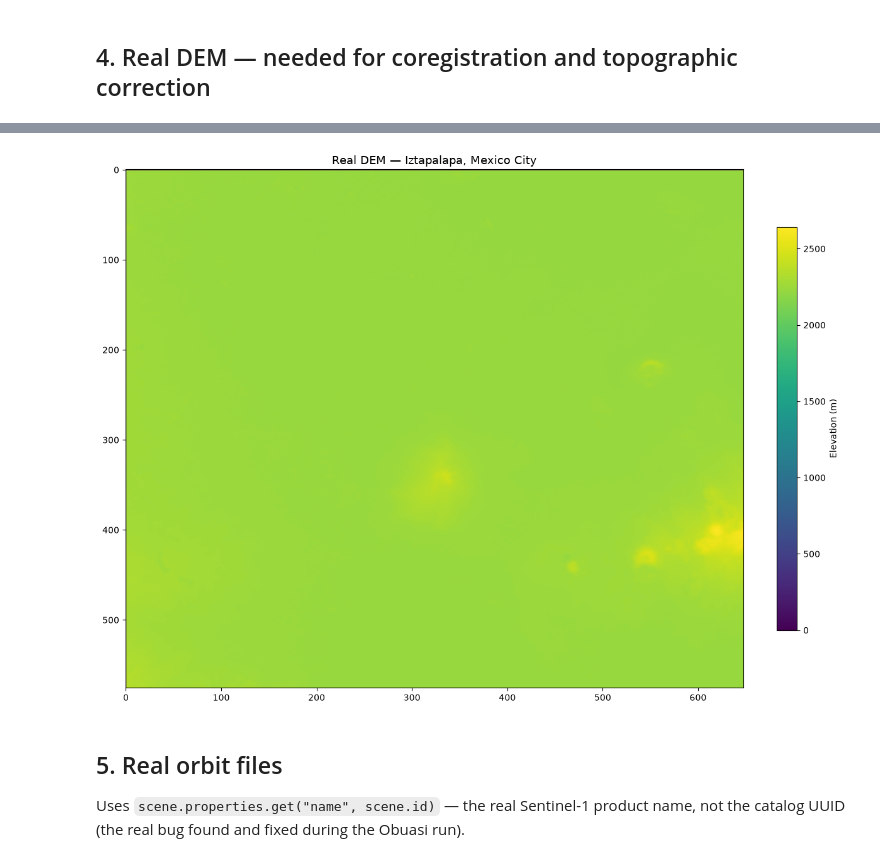
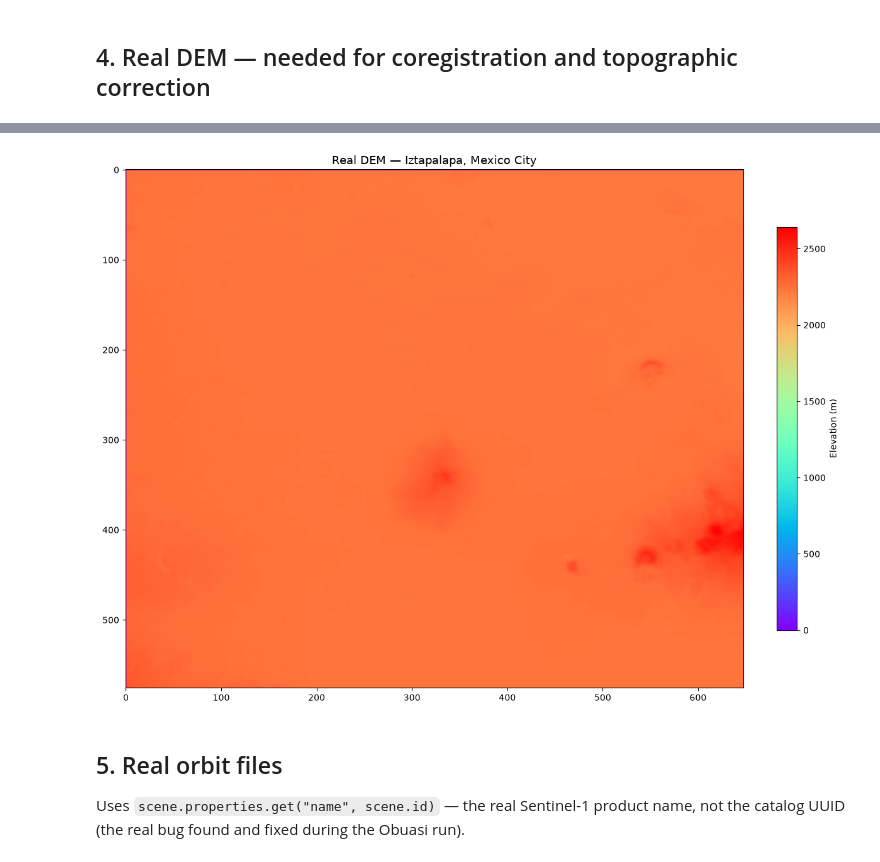
Before and after one commit to EOCoreINT/pygeofetch, a Jupyter notebook: notebooks/24_mexico_city_subsidence_showcase_new.ipynb, the cells around one changed output, grey strips where cells are left out. Drawn from its saved outputs; the diff is of its cells as text; code cells hidden in the pictures.

```diff
--- a/notebooks/24_mexico_city_subsidence_showcase_new.ipynb
+++ b/notebooks/24_mexico_city_subsidence_showcase_new.ipynb
@@ -113,3 +113,31 @@ print(f"\n{len(scenes)} dates found")
   2025-01-01: ea3be256-ef63-4d5e-a5f1-b4b5533d4621 (2025-01-07)
 
 6 dates found
+# %%
+client = PyGeoFetch(log_level="INFO")
+
+date_range = ("2024-01-01", "2024-12-31")
+
+query = SearchQuery(
+    bbox=aoi_bbox,
+    start_date=date_range[0],
+    end_date=date_range[1],
+    product_type="SLC",
+    polarisation="VV",
+    max_results=100,
+)
+
+results = client.search(query, providers=["copernicus"])
+
+# Show ALL available dates
+all_dates = []
+for r in results:
+    dt = r.datetime.date() if r.datetime else None
+    if dt:
+        all_dates.append(dt.isoformat())
+
+all_dates = sorted(set(all_dates))
+
+print(f"\n{len(all_dates)} dates found:")
+# for date in all_dates:
+#     print(f"  {date}")
@@ -205,16 +251,16 @@ Real DEM ready: data/mexico_city_insar/dem/mexico_city_dem_clipped.tif
 # %%
 import rasterio as _rasterio_dem_preview
 
 with _rasterio_dem_preview.open(dem_path) as _src:
     _dem_array = _src.read(1)
 
 pl.plot_raster(
     _dem_array, title="Real DEM — Iztapalapa, Mexico City",
-    colormap="viridis", colorbar_label="Elevation (m)",
+    colormap="rainbow", colorbar_label="Elevation (m)",
 )
 plt.show()
 # %% [output]
-[figure, old version]
+[figure, new version]
 # %% [markdown]
 ## 5. Real orbit files
 
```
Also changed, not shown: parts of 4 cells of this notebook, 31 other files.
